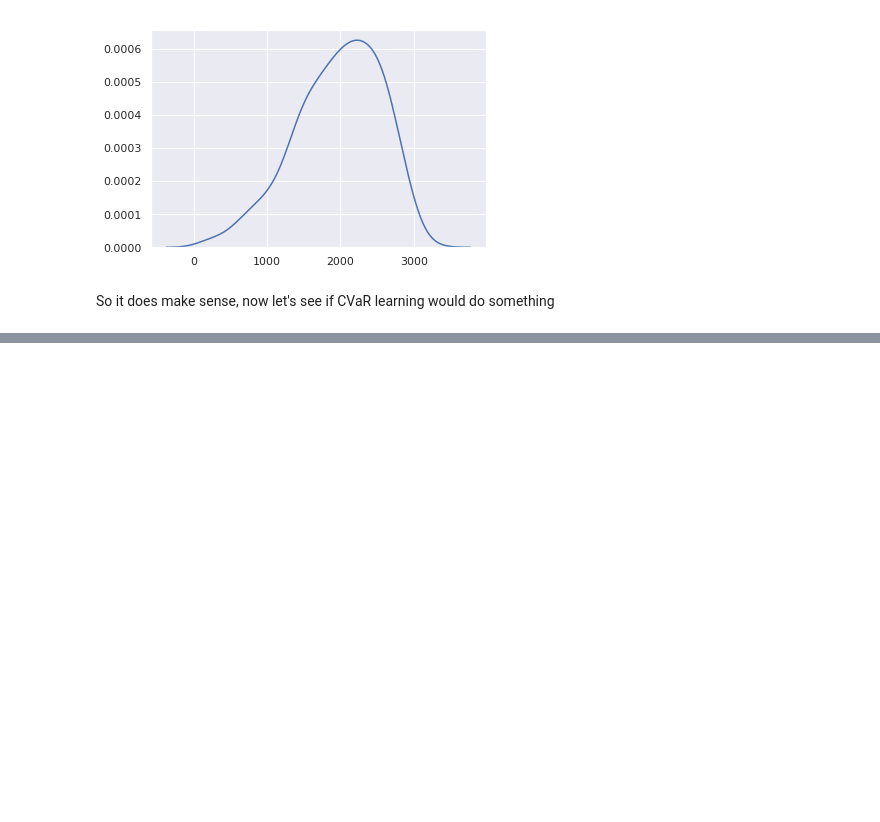
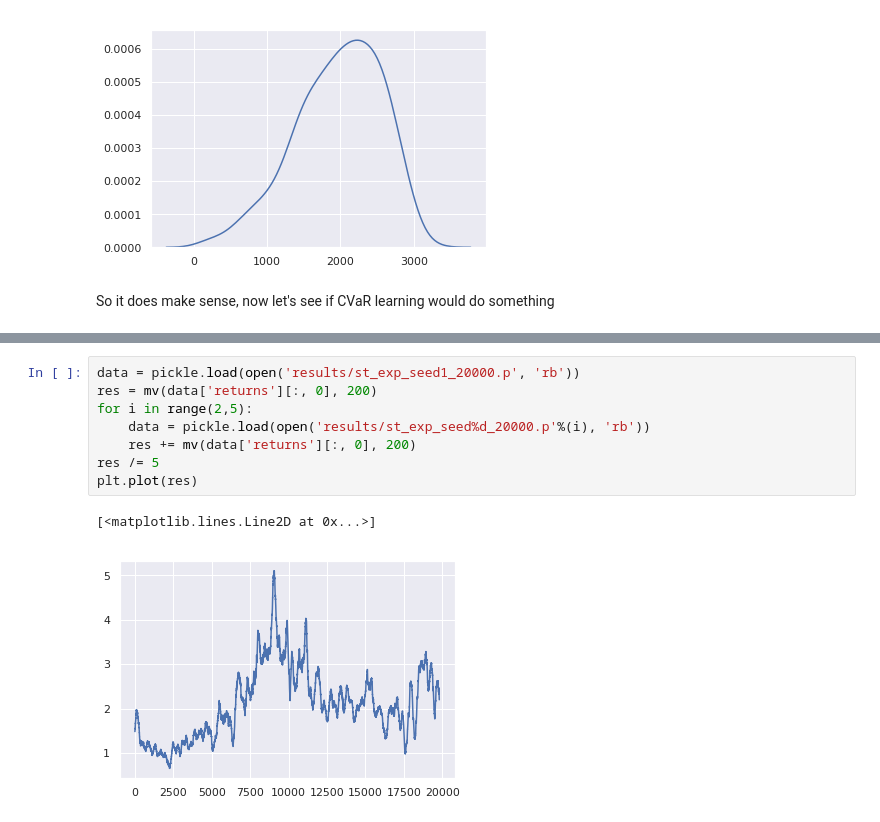
Before and after one commit to Rkeramati/cvar, a Jupyter notebook: hiv/Untitled.ipynb, the cells around one changed output, grey strips where cells are left out. Drawn from its saved outputs; the diff is of its cells as text; blank space fills up the shorter version.

```diff
--- a/hiv/Untitled.ipynb
+++ b/hiv/Untitled.ipynb
@@ -480,0 +507,11 @@ Adding evaluation
+# %%
+data = pickle.load(open('results/st_exp_seed1_20000.p', 'rb'))
+res = mv(data['returns'][:, 0], 200)
+for i in range(2,5):
+    data = pickle.load(open('results/st_exp_seed%d_20000.p'%(i), 'rb'))
+    res += mv(data['returns'][:, 0], 200)
+res /= 5
+plt.plot(res)
+# %% [output]
+[<matplotlib.lines.Line2D at 0x...>]
+[figure, added]
```
Also changed, not shown: parts of 12 cells of this notebook, 2 other files.
